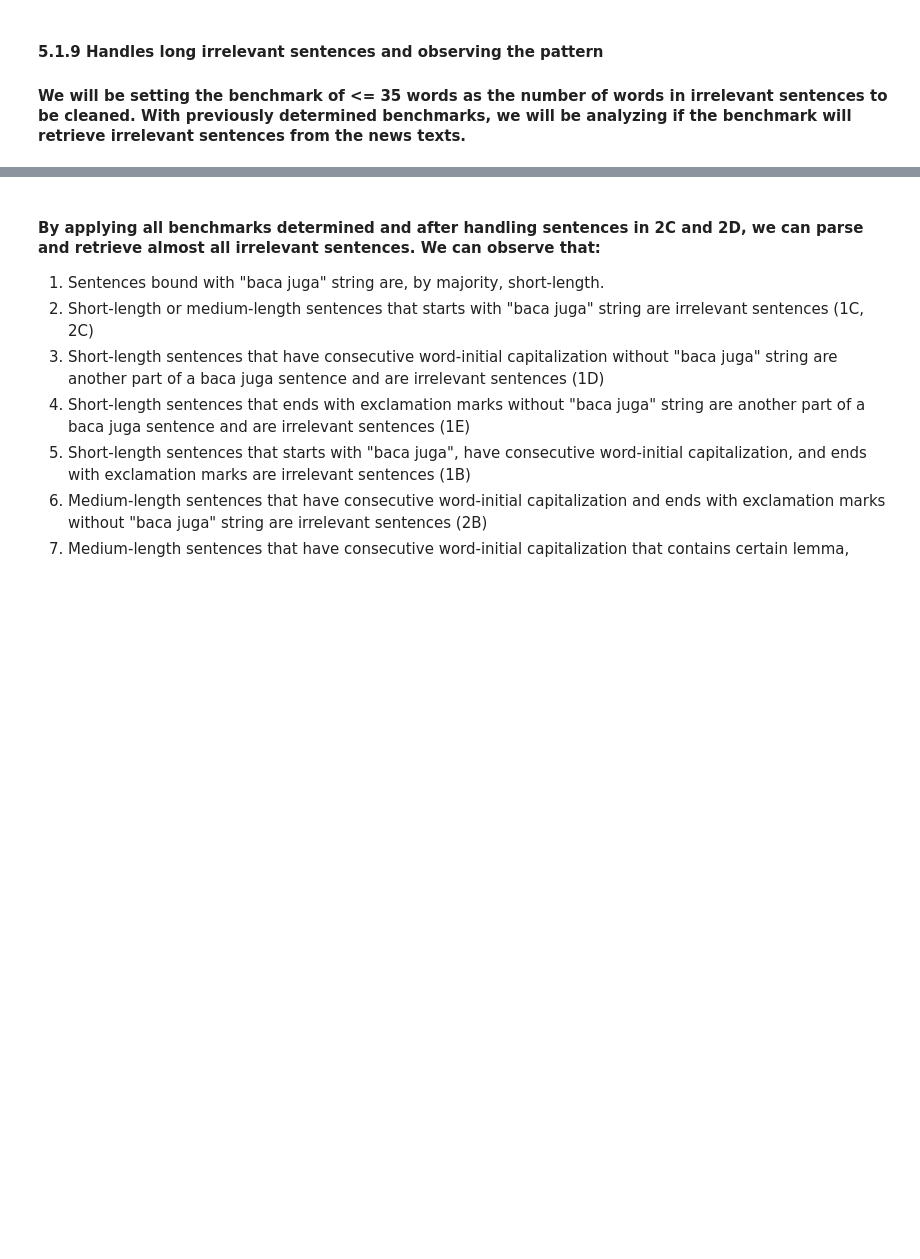
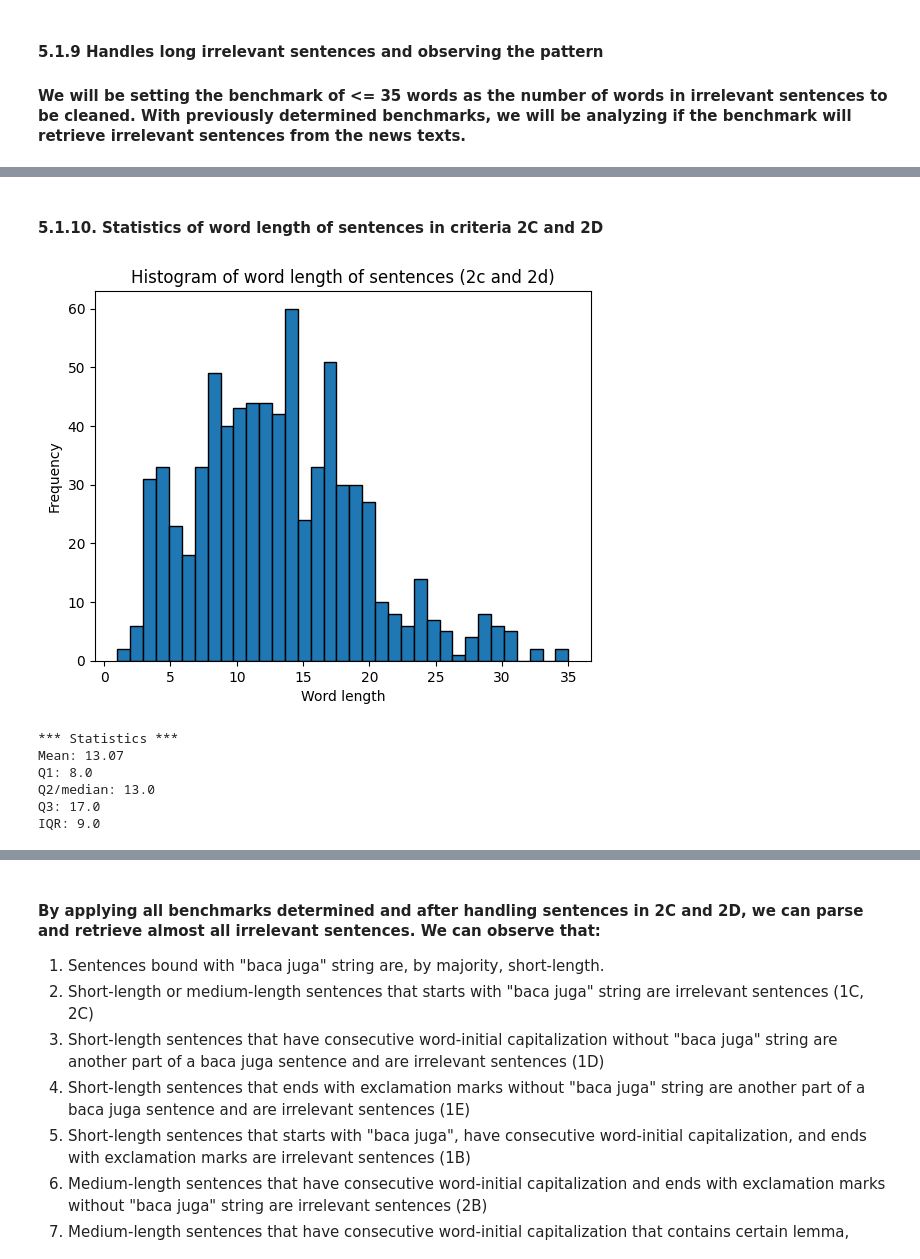
Before and after one commit to alanindra/baca-juga-cleaner, a Jupyter notebook: analysis.ipynb, the cells around one changed output, grey strips where cells are left out. Cells and saved outputs as stored; diff of their text form; code cells hidden in the pictures; blank space fills up the shorter version.

```diff
--- a/analysis.ipynb
+++ b/analysis.ipynb
@@ -780,14 +780,15 @@ for i in range(nword_dataset):
         sentence = ' '.join(words)
 
         sentence_is_badly_punctuated = bad_punctuation(sentence)
+        repunctuate_sentence = re.sub(r'(?<=[.!?])(?=[A-Z])', ' ', sentence)
 
         if sentence_is_badly_punctuated:
-            sentence = re.sub(r'(?<=[.!?])(?=[A-Z])', ' ', sentence)
+            sentence = repunctuate_sentence
 
         tokenized_sentence = nltk.tokenize.sent_tokenize(sentence)
 
-        # loop for maximum three tokens in tokenized_sentence
-        for token_index, token in enumerate(tokenized_sentence[:3], start=1):
+        # loop for maximum three four in tokenized_sentence
+        for token_index, token in enumerate(tokenized_sentence[:4], start=1):
             token_is_short = len(token.split()) <=10
             token_is_medium = len(token.split()) >10 and len(token.split()) <=35
 
@@ -893,7 +894,7 @@ for i in range(nword_dataset):
                     })
 
                     text = text.replace(final_token, '')
-                    criteria = "CRITERIA 2D"
+                    criteria = "CRITERIA 2D" # works
 
             elif (
                 token_is_medium and
@@ -963,0 +980,38 @@ CRITERIA 1A:
+# %% [markdown]
+#### 5.1.10. Statistics of word length of sentences in criteria 2C and 2D
+# %%
+criteria_string_len = {
+    category: [(item, len(item.split())) for item in items]
+    for category, items in criteria_results.items()
+}
+
+str_len_2c_2d = [length for items in criteria_string_len.values() for _, length in items]
+
+plt.hist(str_len_2c_2d, bins=35, edgecolor='black')
+plt.title('Histogram of word length of sentences (2c and 2d)')
+plt.xlabel('Word length')
+plt.ylabel('Frequency')
+plt.show()
+
+mean = round(np.mean(str_len_2c_2d), 2)
+q1 = np.percentile(str_len_2c_2d, 25)
+q2 = np.percentile(str_len_2c_2d, 50)
+q3 = np.percentile(str_len_2c_2d, 75)
+iqr = q3-q1
+lowerbound = q1 - 1.5 * iqr
+upperbound = q3 + 1.5 * iqr
+
+print(f"*** Statistics ***")
+print(f"Mean: {mean}")
+print(f"Q1: {q1}")
+print(f"Q2/median: {q2}")
+print(f"Q3: {q3}")
+print(f"IQR: {iqr}")
+# %% [output]
+[figure, added]
+*** Statistics ***
+Mean: 13.07
+Q1: 8.0
+Q2/median: 13.0
+Q3: 17.0
+IQR: 9.0
```
Also changed, not shown: parts of 6 cells of this notebook.
